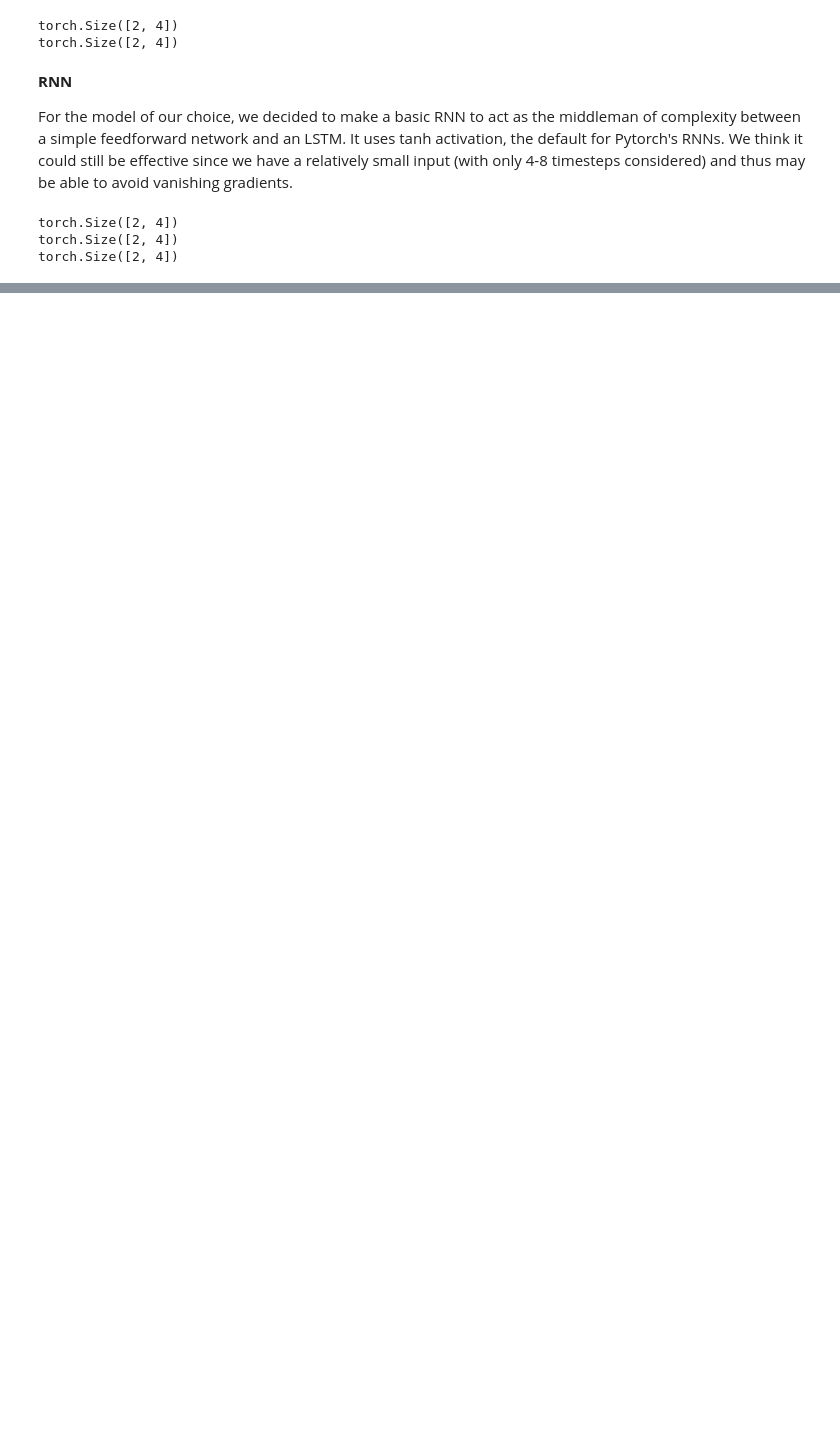
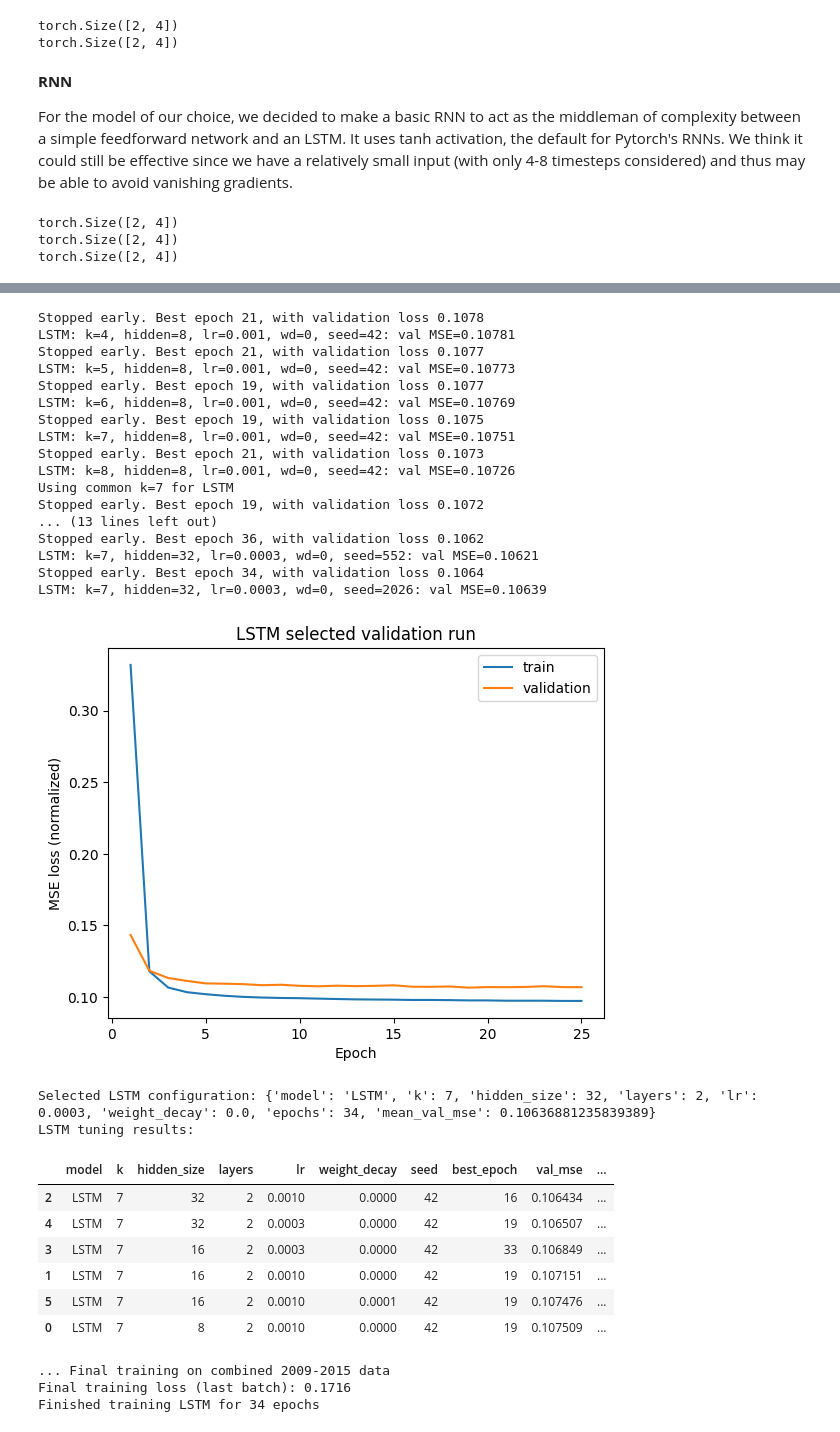
Before and after one commit to Yoonicornn/552-Assignment-2, a Jupyter notebook: ECSE552 W25 Assignment2 part3 Group 5.ipynb, the cells around one changed output, grey strips where cells are left out. Cells and saved outputs as stored; diff of their text form; code cells hidden in the pictures; blank space fills up the shorter version.

```diff
--- a/ECSE552 W25 Assignment2 part3 Group 5.ipynb
+++ b/ECSE552 W25 Assignment2 part3 Group 5.ipynb
@@ -788,0 +998,41 @@ def display_avg_error_prop(model, x_set, y_set, err_func, name):
+# %%
+# LSTM model study
+lstm_config, lstm_k_results, lstm_tuning_results, lstm_confirmation = run_model_study("LSTM")
+
+print("LSTM tuning results:")
+display(lstm_tuning_results)
+
+# Final training on combined 2009-2015 data
+print("... Final training on combined 2009-2015 data")
+lstm_model = run_full_training(lstm_config)
+# %% [output]
+Stopped early. Best epoch 21, with validation loss 0.1078
+LSTM: k=4, hidden=8, lr=0.001, wd=0, seed=42: val MSE=0.10781
+Stopped early. Best epoch 21, with validation loss 0.1077
+LSTM: k=5, hidden=8, lr=0.001, wd=0, seed=42: val MSE=0.10773
+Stopped early. Best epoch 19, with validation loss 0.1077
+LSTM: k=6, hidden=8, lr=0.001, wd=0, seed=42: val MSE=0.10769
+Stopped early. Best epoch 19, with validation loss 0.1075
+LSTM: k=7, hidden=8, lr=0.001, wd=0, seed=42: val MSE=0.10751
+Stopped early. Best epoch 21, with validation loss 0.1073
+LSTM: k=8, hidden=8, lr=0.001, wd=0, seed=42: val MSE=0.10726
+Using common k=7 for LSTM
+Stopped early. Best epoch 19, with validation loss 0.1072
+... (13 lines left out)
+Stopped early. Best epoch 36, with validation loss 0.1062
+LSTM: k=7, hidden=32, lr=0.0003, wd=0, seed=552: val MSE=0.10621
+Stopped early. Best epoch 34, with validation loss 0.1064
+LSTM: k=7, hidden=32, lr=0.0003, wd=0, seed=2026: val MSE=0.10639
+[figure, added]
+Selected LSTM configuration: {'model': 'LSTM', 'k': 7, 'hidden_size': 32, 'layers': 2, 'lr': 0.0003, 'weight_decay': 0.0, 'epochs': 34, 'mean_val_mse': 0.10636881235839389}
+LSTM tuning results:
+|  | model | k | hidden_size | layers | lr | weight_decay | seed | best_epoch | val_mse | ... |
+| 2 | LSTM | 7 | 32 | 2 | 0.0010 | 0.0000 | 42 | 16 | 0.106434 | ... |
+| 4 | LSTM | 7 | 32 | 2 | 0.0003 | 0.0000 | 42 | 19 | 0.106507 | ... |
+| 3 | LSTM | 7 | 16 | 2 | 0.0003 | 0.0000 | 42 | 33 | 0.106849 | ... |
+| 1 | LSTM | 7 | 16 | 2 | 0.0010 | 0.0000 | 42 | 19 | 0.107151 | ... |
+| 5 | LSTM | 7 | 16 | 2 | 0.0010 | 0.0001 | 42 | 19 | 0.107476 | ... |
+| 0 | LSTM | 7 | 8 | 2 | 0.0010 | 0.0000 | 42 | 19 | 0.107509 | ... |
+... Final training on combined 2009-2015 data
+Final training loss (last batch): 0.1716
+Finished training LSTM for 34 epochs
```
Also changed, not shown: parts of 23 cells of this notebook, 1 other file.
